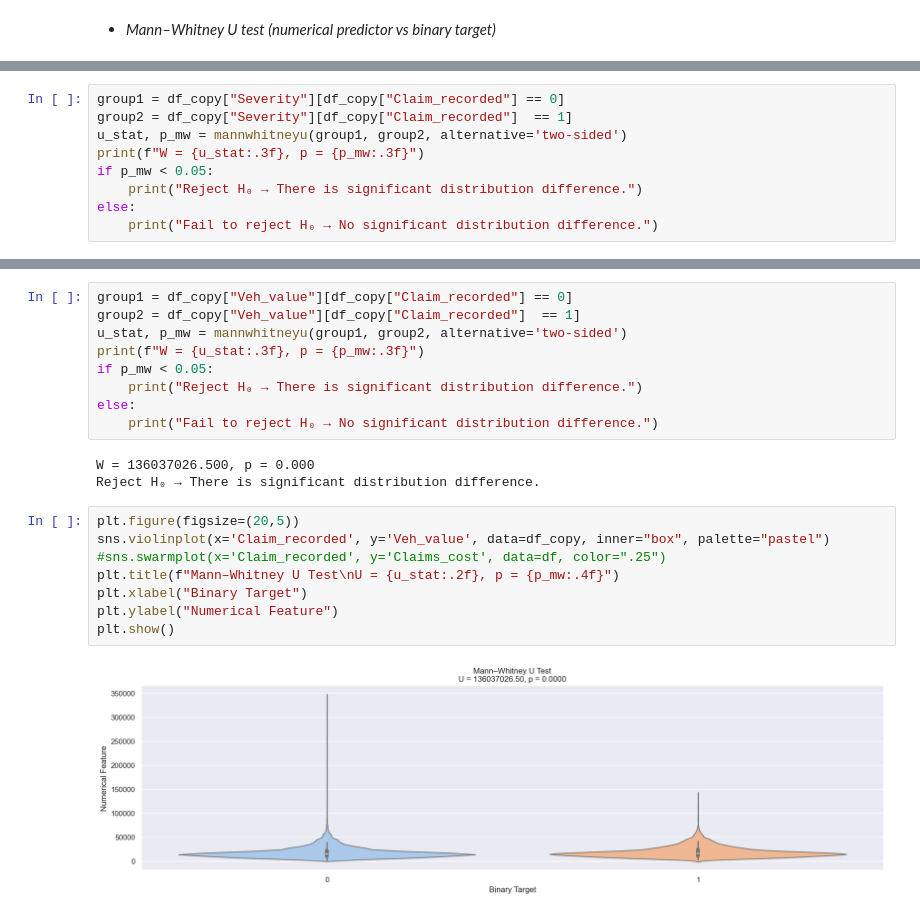
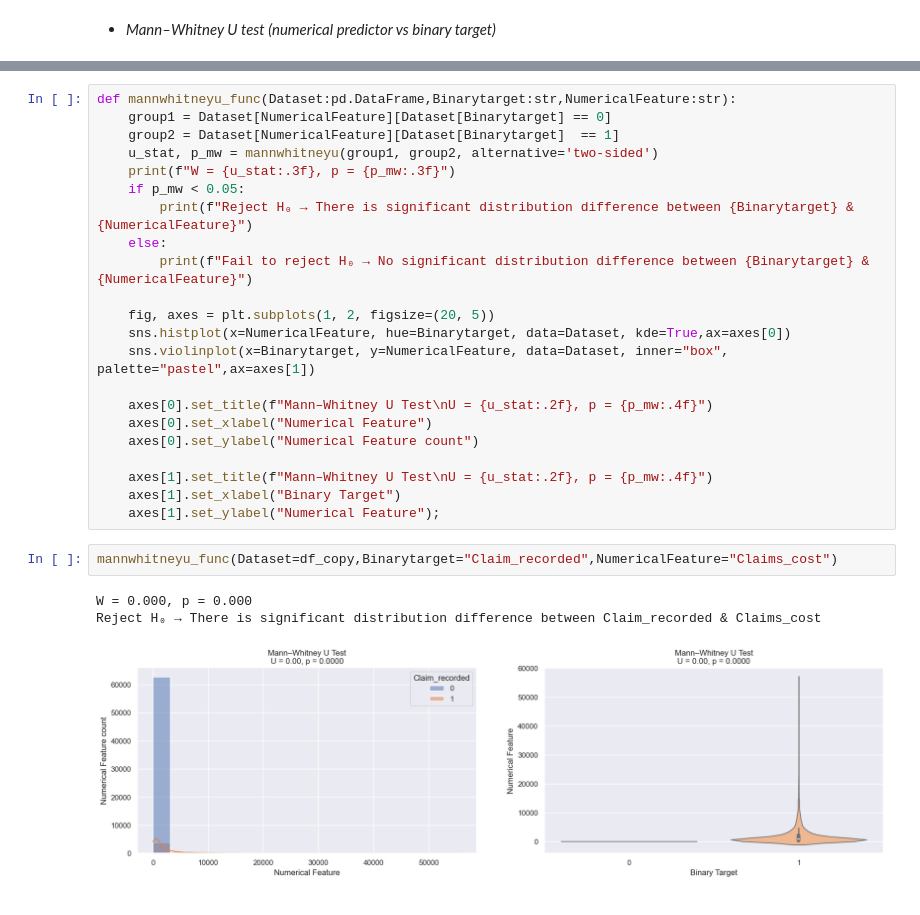
Before and after one commit to omars1234/Auto_Mobile_Inusrance_Analysis, a Jupyter notebook: Project_NoteBook.ipynb, the cells around one changed output, grey strips where cells are left out. Cells and saved outputs as stored; diff of their text form.

```diff
--- a/Project_NoteBook.ipynb
+++ b/Project_NoteBook.ipynb
@@ -494,9 +366,0 @@ plt.show()
-# %%
-group1 = df_copy["Severity"][df_copy["Claim_recorded"] == 0]
-group2 = df_copy["Severity"][df_copy["Claim_recorded"]  == 1]
-u_stat, p_mw = mannwhitneyu(group1, group2, alternative='two-sided')
-print(f"W = {u_stat:.3f}, p = {p_mw:.3f}")
-if p_mw < 0.05:
-    print("Reject H₀ → There is significant distribution difference.")
-else:
-    print("Fail to reject H₀ → No significant distribution difference.")
@@ -516,22 +367,28 @@ plt.show()
-# %%
-group1 = df_copy["Veh_value"][df_copy["Claim_recorded"] == 0]
-group2 = df_copy["Veh_value"][df_copy["Claim_recorded"]  == 1]
-u_stat, p_mw = mannwhitneyu(group1, group2, alternative='two-sided')
-print(f"W = {u_stat:.3f}, p = {p_mw:.3f}")
-if p_mw < 0.05:
-    print("Reject H₀ → There is significant distribution difference.")
-else:
-    print("Fail to reject H₀ → No significant distribution difference.")
-# %% [output]
-W = 136037026.500, p = 0.000
-Reject H₀ → There is significant distribution difference.
-# %%
-plt.figure(figsize=(20,5))
-sns.violinplot(x='Claim_recorded', y='Veh_value', data=df_copy, inner="box", palette="pastel")
-#sns.swarmplot(x='Claim_recorded', y='Claims_cost', data=df, color=".25")
-plt.title(f"Mann–Whitney U Test\nU = {u_stat:.2f}, p = {p_mw:.4f}")
-plt.xlabel("Binary Target")
-plt.ylabel("Numerical Feature")
-plt.show()
-# %% [output]
-[figure, removed]
+# %%
+def mannwhitneyu_func(Dataset:pd.DataFrame,Binarytarget:str,NumericalFeature:str):
+    group1 = Dataset[NumericalFeature][Dataset[Binarytarget] == 0]
+    group2 = Dataset[NumericalFeature][Dataset[Binarytarget]  == 1]
+    u_stat, p_mw = mannwhitneyu(group1, group2, alternative='two-sided')
+    print(f"W = {u_stat:.3f}, p = {p_mw:.3f}")
+    if p_mw < 0.05:
+        print(f"Reject H₀ → There is significant distribution difference between {Binarytarget} & {NumericalFeature}")
+    else:
+        print(f"Fail to reject H₀ → No significant distribution difference between {Binarytarget} & {NumericalFeature}")
+
+    fig, axes = plt.subplots(1, 2, figsize=(20, 5))
+    sns.histplot(x=NumericalFeature, hue=Binarytarget, data=Dataset, kde=True,ax=axes[0])
+    sns.violinplot(x=Binarytarget, y=NumericalFeature, data=Dataset, inner="box", palette="pastel",ax=axes[1])
+
+    axes[0].set_title(f"Mann–Whitney U Test\nU = {u_stat:.2f}, p = {p_mw:.4f}")
+    axes[0].set_xlabel("Numerical Feature")
+    axes[0].set_ylabel("Numerical Feature count")
+
+    axes[1].set_title(f"Mann–Whitney U Test\nU = {u_stat:.2f}, p = {p_mw:.4f}")
+    axes[1].set_xlabel("Binary Target")
+    axes[1].set_ylabel("Numerical Feature");
+# %%
+mannwhitneyu_func(Dataset=df_copy,Binarytarget="Claim_recorded",NumericalFeature="Claims_cost")
+# %% [output]
+W = 0.000, p = 0.000
+Reject H₀ → There is significant distribution difference between Claim_recorded & Claims_cost
+[figure, added]
```
Also changed, not shown: parts of 33 cells of this notebook.
